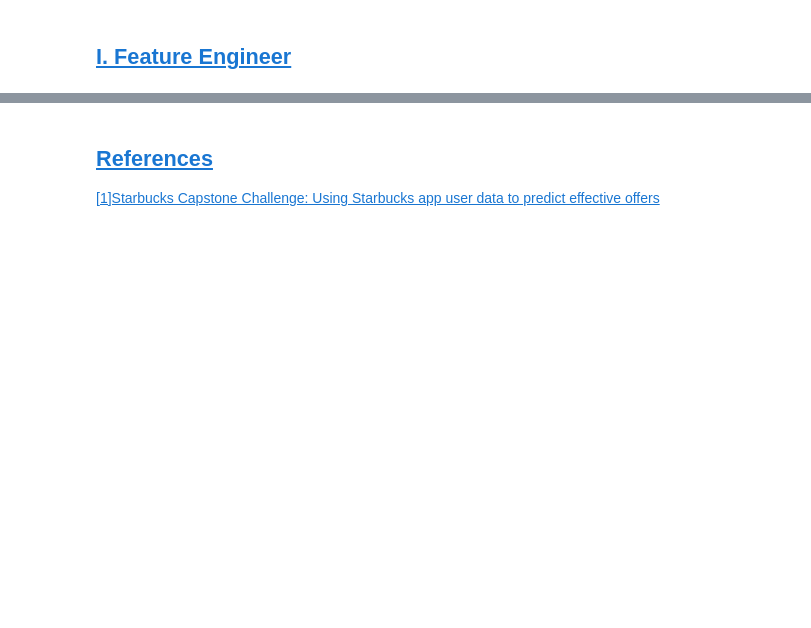
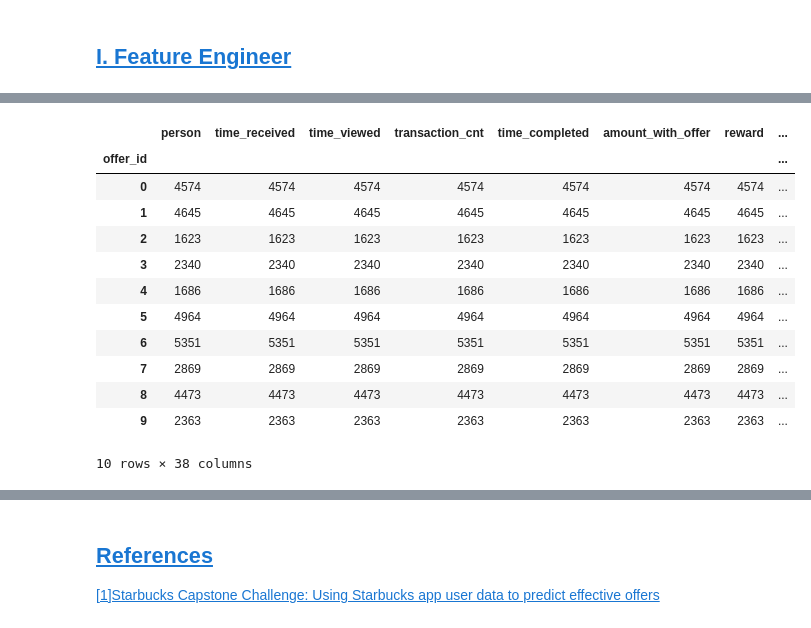
Before and after one commit to DaiDuncan/Udacity_DSND_proj4_StarbucksPromotion, a Jupyter notebook: 3_ML_model.ipynb, the cells around one changed output, grey strips where cells are left out. Cells and saved outputs as stored; diff of their text form; code cells hidden in the pictures; blank space fills up the shorter version.

```diff
--- a/3_ML_model.ipynb
+++ b/3_ML_model.ipynb
@@ -116,0 +219,5 @@ memory usage: 11.2+ MB
+# %%
+# 方便重启
+model_dataset_test = model_dataset.copy()
+# %%
+model_dataset = model_dataset_test
@@ -116,0 +227,7 @@ memory usage: 11.2+ MB
+# %%
+# Target: label_group
+model_dataset['label_group'] = model_dataset['label_group'].replace(['no_care','tried', 'effctive_offer'],['0','1','1'])
+model_dataset = model_dataset.astype({'label_group': int})
+
+model_dataset.groupby('label_group').count()
+# 31613	 VS 34888: The distribution of the targets seems balanced
@@ -116,0 +720,19 @@ memory usage: 11.2+ MB
+# %%
+is_group_effective = (model_dataset.label_group==1)  #tried & effctive_offer
+model_dataset_input = model_dataset[is_group_effective]
+# %%
+model_dataset_input.groupby('offer_id').count()  #seems the samples is far from enough
+# %% [output]
+|  | person | time_received | time_viewed | transaction_cnt | time_completed | amount_with_offer | reward | ... |
+| offer_id |  |  |  |  |  |  |  | ... |
+| 0 | 4574 | 4574 | 4574 | 4574 | 4574 | 4574 | 4574 | ... |
+| 1 | 4645 | 4645 | 4645 | 4645 | 4645 | 4645 | 4645 | ... |
+| 2 | 1623 | 1623 | 1623 | 1623 | 1623 | 1623 | 1623 | ... |
+| 3 | 2340 | 2340 | 2340 | 2340 | 2340 | 2340 | 2340 | ... |
+| 4 | 1686 | 1686 | 1686 | 1686 | 1686 | 1686 | 1686 | ... |
+| 5 | 4964 | 4964 | 4964 | 4964 | 4964 | 4964 | 4964 | ... |
+| 6 | 5351 | 5351 | 5351 | 5351 | 5351 | 5351 | 5351 | ... |
+| 7 | 2869 | 2869 | 2869 | 2869 | 2869 | 2869 | 2869 | ... |
+| 8 | 4473 | 4473 | 4473 | 4473 | 4473 | 4473 | 4473 | ... |
+| 9 | 2363 | 2363 | 2363 | 2363 | 2363 | 2363 | 2363 | ... |
+10 rows × 38 columns
```
Also changed, not shown: parts of 63 cells of this notebook, 19 other files.
